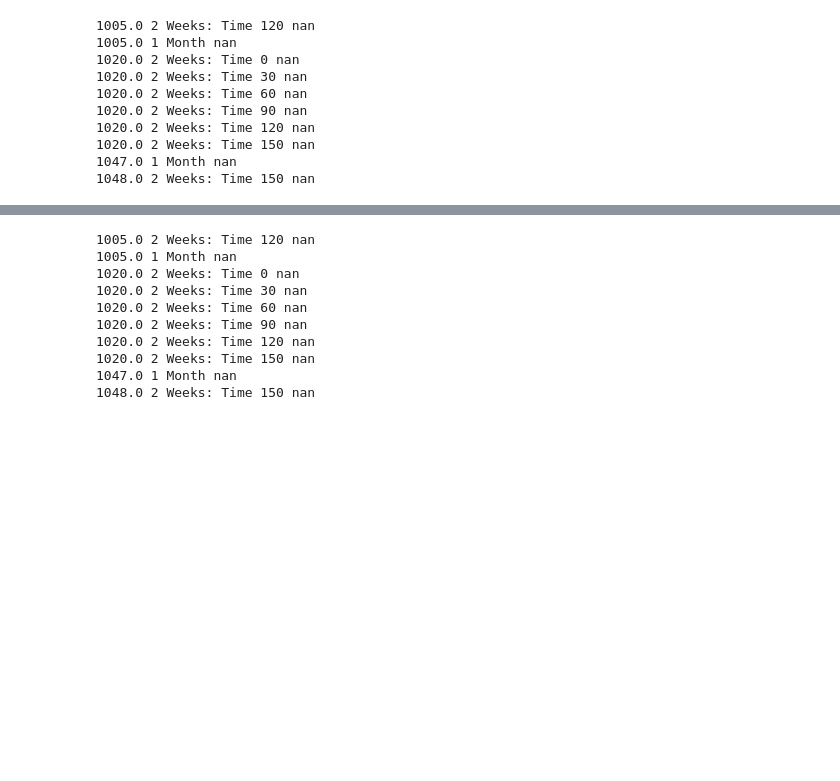
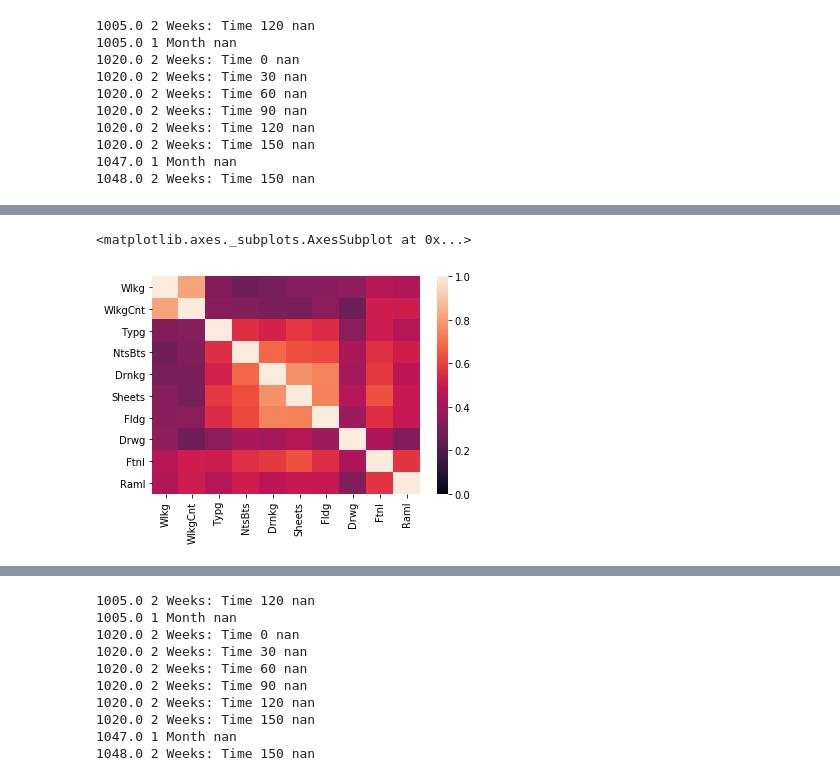
Before and after one commit to nshawen/CIS-PD_Curation, a Jupyter notebook: Clinician Score Correlation.ipynb, the cells around one changed output, grey strips where cells are left out. Saved outputs shown, nothing was run; the diff lists cells and outputs as text; code cells hidden in the pictures; blank space fills up the shorter version.

```diff
--- a/Clinician Score Correlation.ipynb
+++ b/Clinician Score Correlation.ipynb
@@ -80,0 +105,37 @@ sns.heatmap(AllScoresRMSE)
+# %%
+Questions = pd.read_sas('//FS2.smpp.local\RTO\CIS-PD MUSC\datadictionary.sas7bdat')
+Questions = Questions[Questions.zFormID == 509.0]
+Questions = Questions.drop(columns = list(set(Questions.columns)-set(['zFieldNm','zFieldNb'])))
+Questions.zFieldNm = Questions.zFieldNm.apply(
+    lambda x: x.replace(b'\x92',b"'").replace(b'\x97',b'--').decode() if isinstance(x, bytes) else x)
+Questions.zFieldNb = Questions.zFieldNb.apply(
+    lambda x: x.replace(b'\x92',b"'").replace(b'\x97',b'--').decode() if isinstance(x, bytes) else x)
+# %%
+AllScores = pd.DataFrame()
+for ind in D.index:
+    row = D.loc[ind,:]
+    side = row.Q03
+    if side == 'Left':
+        SideDict = {'FtnR': 'FtnC', 'FtnL': 'FtnI', 'RamR':'RamC', 'RamL':'RamI'}
+    else:
+        SideDict = {'FtnR': 'FtnI', 'FtnL': 'FtnC', 'RamR':'RamI', 'RamL':'RamC'}
+
+    try:
+        side = side.lower()
+    except(AttributeError):
+        print(row.SubjectCode, row.VisitNm, row.Q03)
+        continue
+    RowScores = pd.DataFrame(columns=taskList_Abb, index=[ind])
+    for task, task_abr in zip(taskList,taskList_Abb):
+        if (task_abr[-1].lower()!=side[0])&((task_abr[-1]=='R')|(task_abr[-1]=='L')):
+            continue
+        QInd = Questions.zFieldNm==task+' bradykinesia '+side+' upper limb'
+        if sum(QInd)<1:
+            QInd = Questions.zFieldNm==task+' bradykinesia '+side+' upper limb rating'
+        QNum = Questions[QInd].zFieldNb
+#         print(task+' tremor '+side+' upper limb rating',row[QNum].values)
+        if task_abr in SideDict.keys():
+            task_abr=SideDict[task_abr]
+        RowScores[task_abr] = row[QNum].values[0]
+    RowScores.index = [(row.SubjectCode,row.VisitNm)]
+    AllScores = pd.concat((AllScores,RowScores))
@@ -80,0 +153,6 @@ sns.heatmap(AllScoresRMSE)
+# %%
+sns.heatmap(AllScores.corr().loc[['Wlkg','WlkgCnt','Typg','NtsBts','Drnkg','Sheets','Fldg','Drwg','FtnI','RamI'],
+                                 ['Wlkg','WlkgCnt','Typg','NtsBts','Drnkg','Sheets','Fldg','Drwg','FtnI','RamI']],vmin=0, vmax=1)
+# %% [output]
+<matplotlib.axes._subplots.AxesSubplot at 0x...>
+[figure, added]
```
Also changed, not shown: parts of 25 cells of this notebook.
